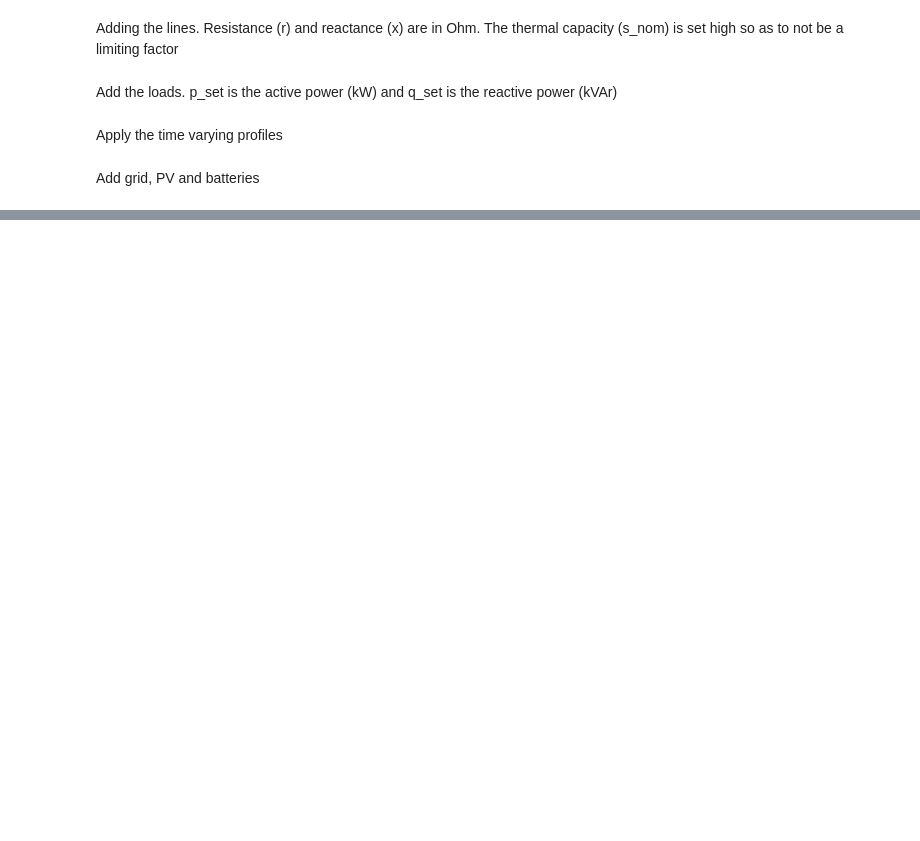
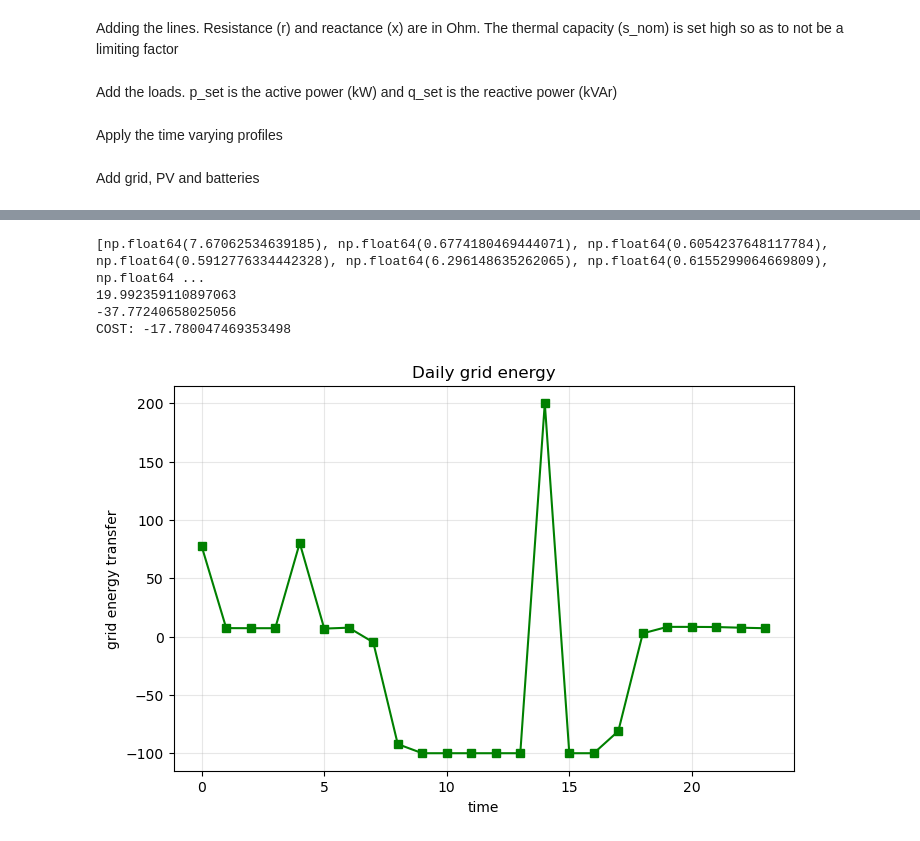
Before and after one commit to ralucopot/disertatie, a Jupyter notebook: new_IEEE_33_bus.ipynb, the cells around one changed output, grey strips where cells are left out. Cells and saved outputs as stored; diff of their text form; code cells hidden in the pictures; blank space fills up the shorter version.

```diff
--- a/new_IEEE_33_bus.ipynb
+++ b/new_IEEE_33_bus.ipynb
@@ -79,7 +204,7 @@ for i, (from_b, to_b, r, x) in enumerate(line_data):
         bus1=f"Bus_{to_b}",
         r=r,
         x=x,
-        s_nom=5000
+        s_nom=1000
     )
 # %% [markdown]
 Add the loads. p_set is the active power (kW) and q_set is the reactive power (kVAr)
@@ -279,0 +515,36 @@ a
+# %%
+network.generators_t.marginal_cost
+grid_import = network.generators_t.p["Grid import"]
+import_cost = []
+export_cost = []
+tot_import_cost = 0
+tot_exp_cost = 0
+grid_exchange = []
+for i in range(24):
+    cost = network.generators_t.p["Grid import"].values[i] * network.generators_t.marginal_cost["Grid import"].values[i]
+    exp_cost = network.generators_t.p["Grid export"].values[i] * network.generators_t.marginal_cost["Grid export"].values[i]
+    tot_exp_cost += exp_cost
+    tot_import_cost += cost
+    import_cost.append(cost)
+    export_cost.append(exp_cost)
+    grid = network.generators_t.p["Grid import"].values[i] + network.generators_t.p["Grid export"].values[i]
+    grid_exchange.append(grid)
+print(import_cost)
+print(tot_import_cost)
+print(tot_exp_cost)
+print(f"COST: {tot_exp_cost + tot_import_cost}")
+
+
+plt.figure(figsize=(8, 5))
+plt.plot(grid_exchange, color="green", marker='s')
+plt.title(f"Daily grid energy")
+plt.xlabel("time")
+plt.ylabel("grid energy transfer")
+plt.grid(True, alpha=0.3)
+plt.show()
+# %% [output]
+[np.float64(7.67062534639185), np.float64(0.6774180469444071), np.float64(0.6054237648117784), np.float64(0.5912776334442328), np.float64(6.296148635262065), np.float64(0.6155299064669809), np.float64 ...
+19.992359110897063
+-37.77240658025056
+COST: -17.780047469353498
+[figure, added]
```
Also changed, not shown: parts of 26 cells of this notebook, 42 other files.
